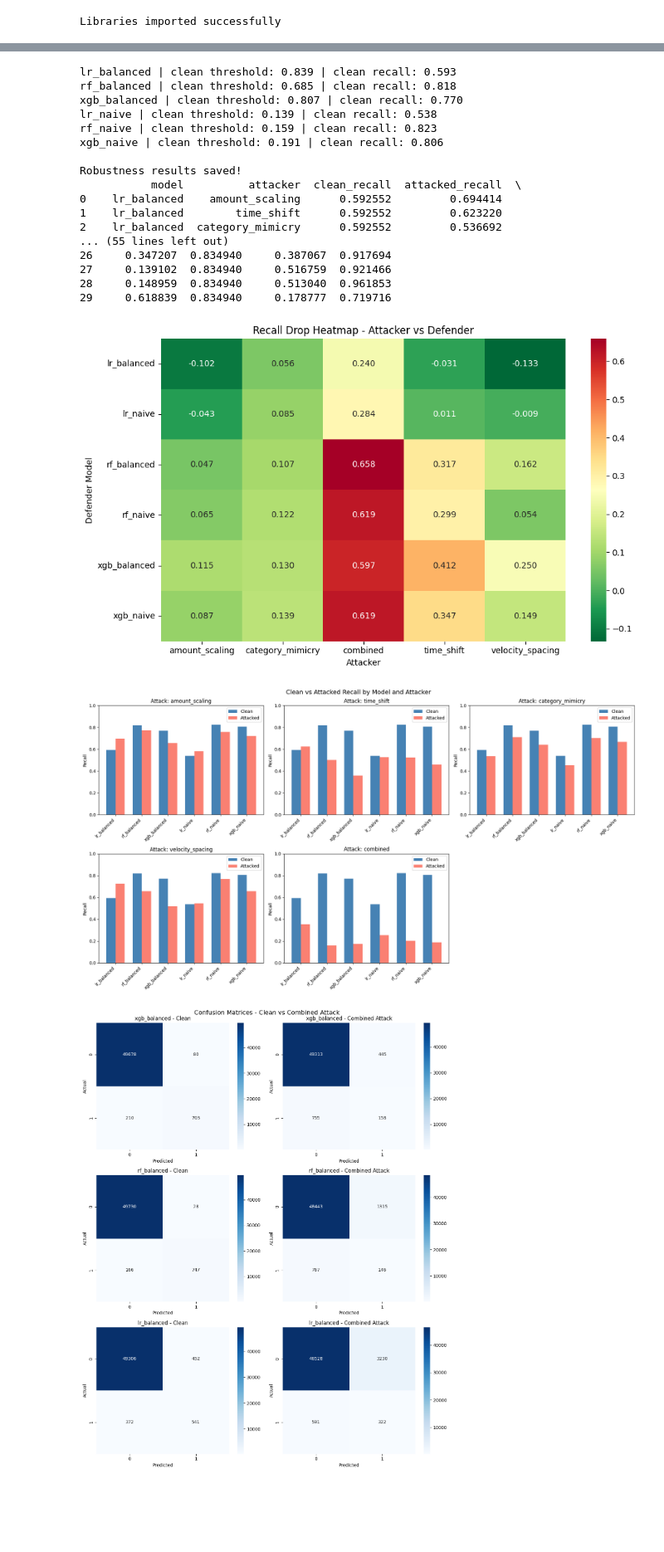
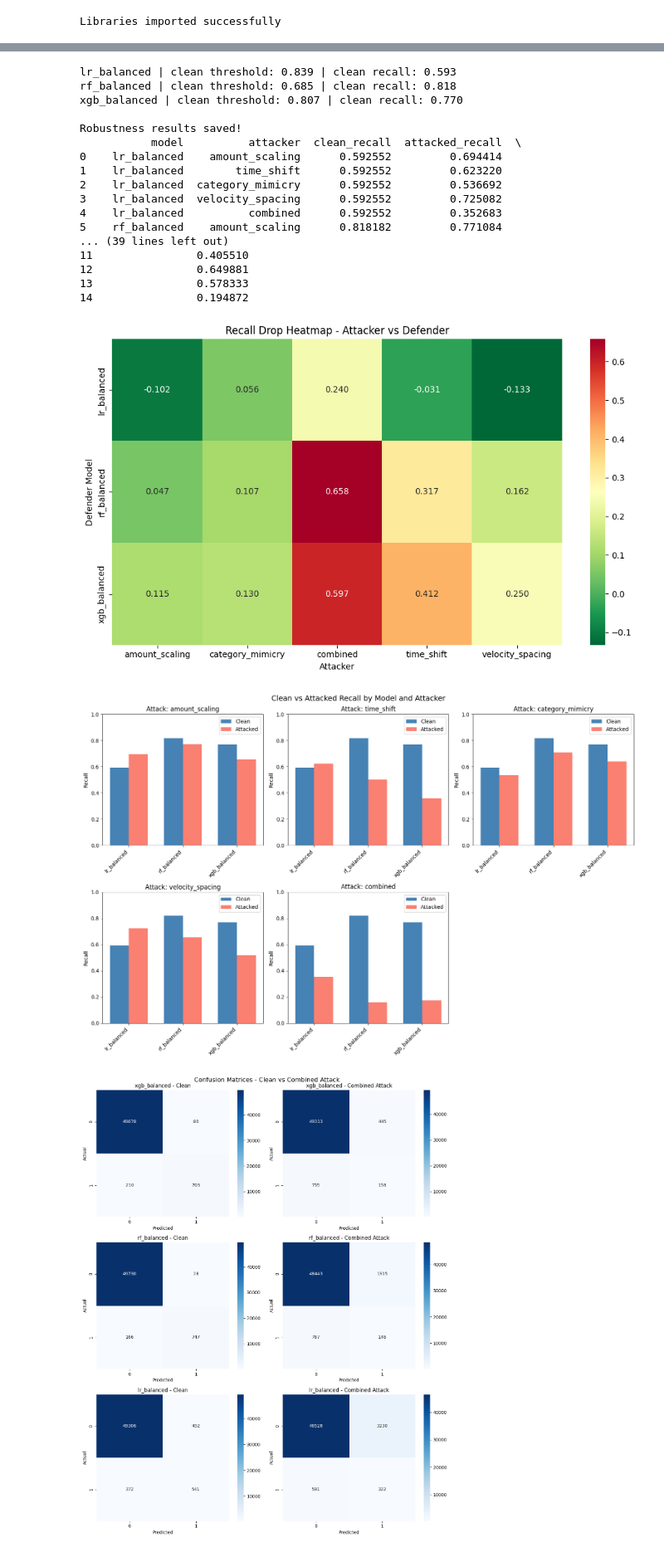
Before and after one commit to Daniellai21/CS351-Final-Year-Project, a Jupyter notebook: Main/notebooks/02_robustness_evaluation.ipynb, the cells around one changed output, grey strips where cells are left out. Shown at 83% size. Drawn from its saved outputs; the diff is of its cells as text; code cells hidden in the pictures; blank space fills up the shorter version.

Commit message:
refactor: remove naive models calculations

```diff
--- a/Main/notebooks/02_robustness_evaluation.ipynb
+++ b/Main/notebooks/02_robustness_evaluation.ipynb
@@ -27,7 +27,7 @@ attacked_datasets = {
     'combined': pd.read_csv('../data/attacked_transactions_combined.csv')
 }
 
-model_names = ['lr_balanced', 'rf_balanced', 'xgb_balanced', 'lr_naive', 'rf_naive', 'xgb_naive']
+model_names = ['lr_balanced', 'rf_balanced', 'xgb_balanced']
 models = {name: joblib.load(f'../results/models/{name}.pkl') for name in model_names}
 
 print(f"Clean test data shape: {test.shape}")
@@ -67,7 +67,8 @@ def evaluate_robustness(model, X_attacked, y_attacked, fixed_threshold):
         'recall': recall_score(y_attacked, y_pred, zero_division=0),
         'precision': precision_score(y_attacked, y_pred, zero_division=0),
         'f1': f1_score(y_attacked, y_pred, zero_division=0),
-        'roc_auc': roc_auc_score(y_attacked, y_proba)
+        'roc_auc': roc_auc_score(y_attacked, y_proba),
+        'avg_precision': average_precision_score(y_attacked, y_proba)
     }
 
 results = []
@@ -98,7 +99,9 @@ for model_name, model in models.items():
             'recall_drop': clean_metrics['recall'] - attacked_metrics['recall'],
             'clean_f1': clean_metrics['f1'],
             'attacked_f1': attacked_metrics['f1'],
-            'roc_auc': attacked_metrics['roc_auc']
+            'roc_auc': attacked_metrics['roc_auc'],
+            'clean_avg_precision': clean_metrics['avg_precision'],
+            'attacked_avg_precision': attacked_metrics['avg_precision'],
         })
 
 results_df = pd.DataFrame(results)
@@ -110,20 +113,20 @@ print(results_df)
 lr_balanced | clean threshold: 0.839 | clean recall: 0.593
 rf_balanced | clean threshold: 0.685 | clean recall: 0.818
 xgb_balanced | clean threshold: 0.807 | clean recall: 0.770
-lr_naive | clean threshold: 0.139 | clean recall: 0.538
-rf_naive | clean threshold: 0.159 | clean recall: 0.823
-xgb_naive | clean threshold: 0.191 | clean recall: 0.806
 
 Robustness results saved!
            model          attacker  clean_recall  attacked_recall  \
 0    lr_balanced    amount_scaling      0.592552         0.694414
 1    lr_balanced        time_shift      0.592552         0.623220
 2    lr_balanced  category_mimicry      0.592552         0.536692
-... (55 lines left out)
-26     0.347207  0.834940     0.387067  0.917694
-27     0.139102  0.834940     0.516759  0.921466
-28     0.148959  0.834940     0.513040  0.961853
-29     0.618839  0.834940     0.178777  0.719716
+3    lr_balanced  velocity_spacing      0.592552         0.725082
+4    lr_balanced          combined      0.592552         0.352683
+5    rf_balanced    amount_scaling      0.818182         0.771084
+... (39 lines left out)
+11                0.405510
+12                0.649881
+13                0.578333
+14                0.194872
 # %%
 heatmap_data = results_df.pivot(index='model', columns='attacker', values='recall_drop')
 plt.figure(figsize=(10, 6))
@@ -134,40 +137,40 @@ plt.xlabel('Attacker')
 plt.tight_layout()
 plt.show()
 # %% [output]
-[figure, old version]
+[figure, new version]
 # %%
-fig, axes = plt.subplots(2, 3, figsize=(18, 10))
+fig, axes = plt.subplots(2, 3, figsize=(15, 10))
 axes = axes.flatten()
 
 attackers = results_df['attacker'].unique()
 
 for i, attacker in enumerate(attackers):
     ax = axes[i]
     attacker_data = results_df[results_df['attacker'] == attacker]
 
     x = np.arange(len(attacker_data))
     width = 0.35
 
     # plot clean recall bars
     ax.bar(x - width/2, attacker_data['clean_recall'], width, label='Clean', color='steelblue')
 
     # plot attacked recall bars — have a go at this line
     ax.bar(x + width/2, attacker_data['attacked_recall'], width, label='Attacked', color='salmon')
 
     ax.set_title(f'Attack: {attacker}')
     ax.set_xticks(x)
     ax.set_xticklabels(attacker_data['model'], rotation=45, ha='right')
     ax.set_ylabel('Recall')
     ax.set_ylim(0, 1)
     ax.legend()
 
 axes[5].set_visible(False)
 
 plt.suptitle('Clean vs Attacked Recall by Model and Attacker', fontsize=14)
 plt.tight_layout()
 plt.show()
 # %% [output]
-[figure, old version]
+[figure, new version]
 # %%
 combined_df = attacked_datasets['combined']
 X_attacked_combined = pd.DataFrame(scaler.transform(combined_df[feature_cols]), columns=feature_cols)
```
Also changed, not shown: parts of 2 cells of this notebook, 4 other files.
